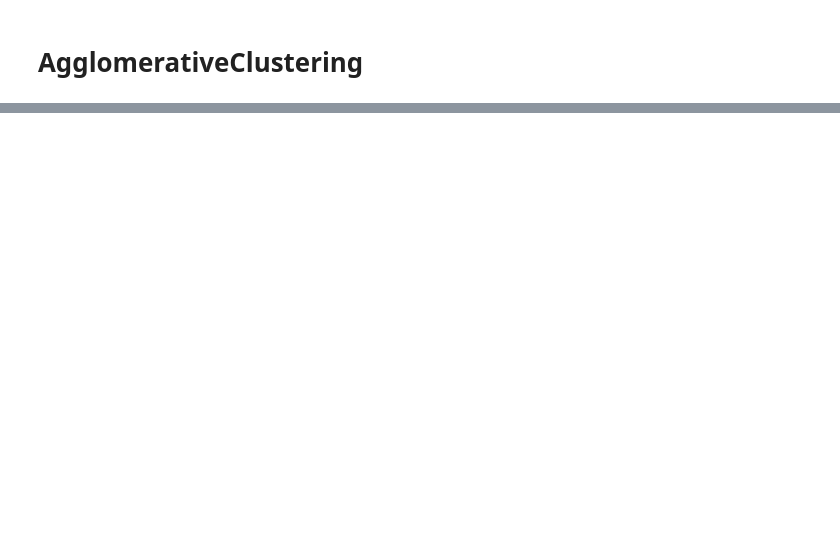
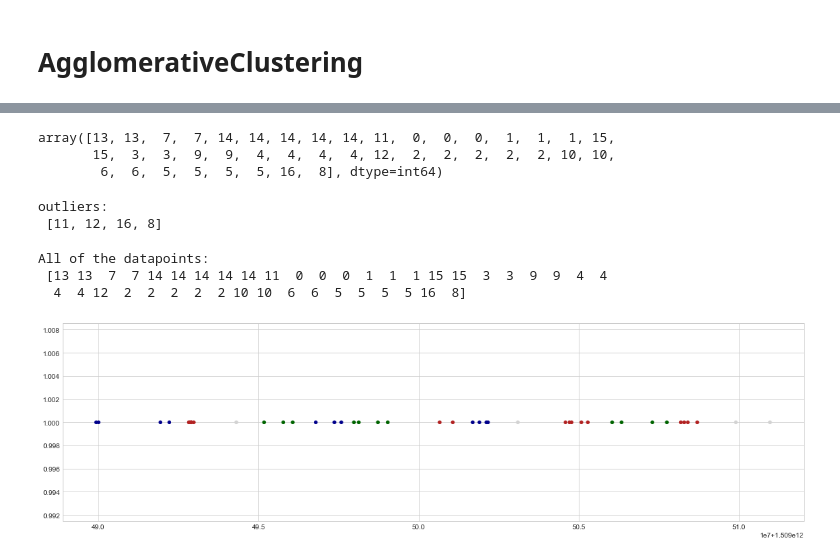
Before and after one commit to WyTho/MachineLearning, a Jupyter notebook: jupyter/hca2.ipynb, the cells around one changed output, grey strips where cells are left out. Saved outputs shown, nothing was run; the diff lists cells and outputs as text; code cells hidden in the pictures; blank space fills up the shorter version.

```diff
--- a/jupyter/hca2.ipynb
+++ b/jupyter/hca2.ipynb
@@ -154,0 +193,7 @@ val: [8.00000000e+01 8.10000000e+01 4.86390637e+07 4.20000000e+01]
+# %%
+predicted_clusters = model.fit_predict(df_fit)
+predicted_clusters
+# %% [output]
+array([13, 13,  7,  7, 14, 14, 14, 14, 14, 11,  0,  0,  0,  1,  1,  1, 15,
+       15,  3,  3,  9,  9,  4,  4,  4,  4, 12,  2,  2,  2,  2,  2, 10, 10,
+        6,  6,  5,  5,  5,  5, 16,  8], dtype=int64)
@@ -154,0 +202,9 @@ val: [8.00000000e+01 8.10000000e+01 4.86390637e+07 4.20000000e+01]
+# %%
+outlier_dict = {}
+for i in model.labels_: outlier_dict[i] = i in outlier_dict
+outliers = [k for k in outlier_dict if not outlier_dict[k]]
+
+print('outliers:\n', outliers)
+# %% [output]
+outliers:
+ [11, 12, 16, 8]
@@ -154,0 +213,39 @@ val: [8.00000000e+01 8.10000000e+01 4.86390637e+07 4.20000000e+01]
+# %%
+COLOR_MAP = {}
+group_count = 0;
+for n in set(model.labels_):
+    if n in outliers:
+        COLOR_MAP[n] = 'lightgrey'
+    else:
+        group_count += 1
+        if group_count % 3 == 0:
+            COLOR_MAP[n] = 'firebrick'
+        elif group_count % 3 == 1:
+            COLOR_MAP[n] = 'darkgreen'
+        else:
+            COLOR_MAP[n] = 'darkblue'
+
+print('All of the datapoints:\n', model.labels_)
+# %% [output]
+All of the datapoints:
+ [13 13  7  7 14 14 14 14 14 11  0  0  0  1  1  1 15 15  3  3  9  9  4  4
+  4  4 12  2  2  2  2  2 10 10  6  6  5  5  5  5 16  8]
+# %%
+# Make figure smaller:
+rcParams['figure.figsize'] = 15, 4
+
+fig = plt.figure()
+ax = fig.add_axes([.1, .1, 1, 1])
+
+colors = [COLOR_MAP[l] for l in model.labels_]
+
+# use first column as X value
+XX = df_fit.iloc[:,2]
+# set nr 1 as the value for y so it will be 1Dimentional
+YY = [1] * df_fit.shape[0]
+
+ax.scatter(XX, YY, c=colors, s=20)
+ax.set_xlabel = 'time'
+plt.title = 'Groupingz'
+# %% [output]
+[figure, added]
```
Also changed, not shown: parts of 11 cells of this notebook.
